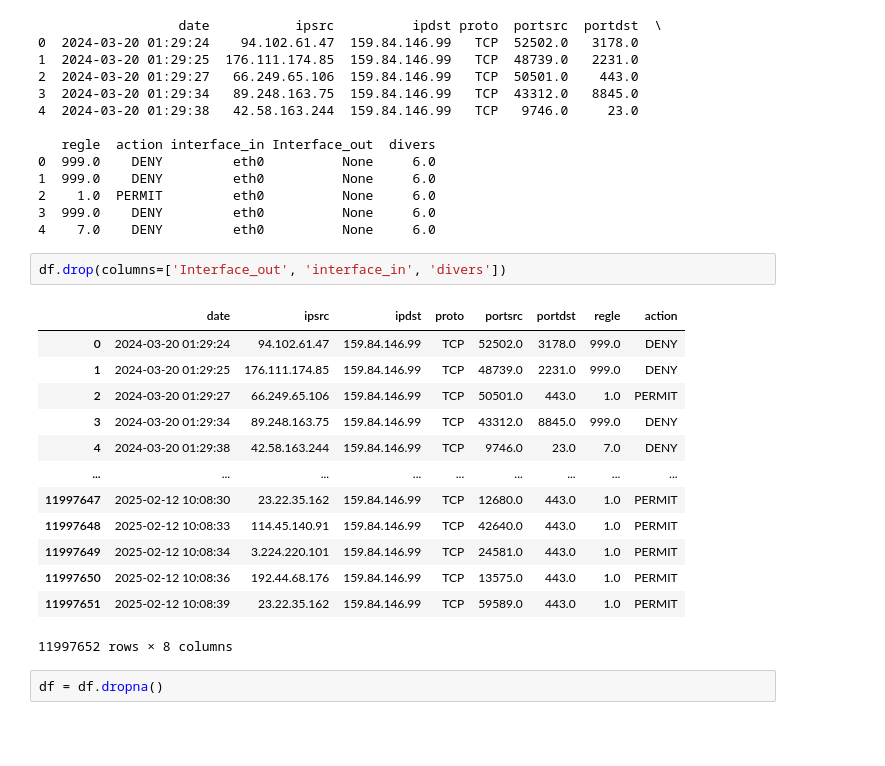
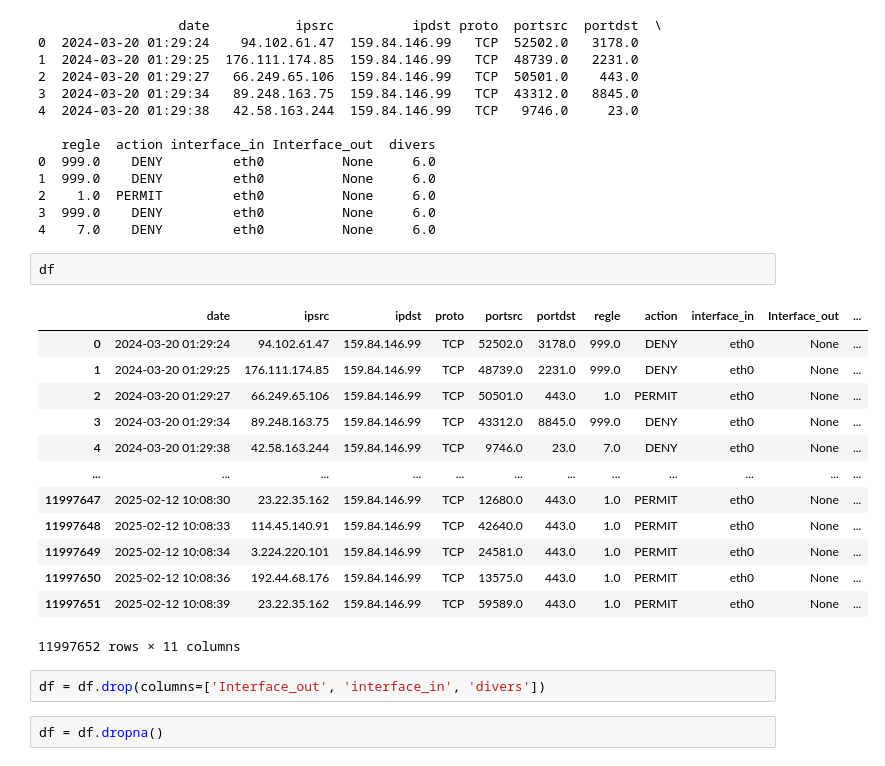
Before and after one commit to hugocollin/challenge_sise_opsie, a Jupyter notebook: src/ml/ml.ipynb, the cells around one changed output. Drawn from its saved outputs; the diff is of its cells as text; blank space fills up the shorter version.

```diff
--- a/src/ml/ml.ipynb
+++ b/src/ml/ml.ipynb
@@ -30,22 +30,24 @@ print(df.head())
 2    1.0  PERMIT         eth0          None     6.0
 3  999.0    DENY         eth0          None     6.0
 4    7.0    DENY         eth0          None     6.0
+# %%
+df
+# %% [output]
+|  | date | ipsrc | ipdst | proto | portsrc | portdst | regle | action | interface_in | Interface_out | ... |
+| 0 | 2024-03-20 01:29:24 | 94.102.61.47 | 159.84.146.99 | TCP | 52502.0 | 3178.0 | 999.0 | DENY | eth0 | None | ... |
+| 1 | 2024-03-20 01:29:25 | 176.111.174.85 | 159.84.146.99 | TCP | 48739.0 | 2231.0 | 999.0 | DENY | eth0 | None | ... |
+| 2 | 2024-03-20 01:29:27 | 66.249.65.106 | 159.84.146.99 | TCP | 50501.0 | 443.0 | 1.0 | PERMIT | eth0 | None | ... |
+| 3 | 2024-03-20 01:29:34 | 89.248.163.75 | 159.84.146.99 | TCP | 43312.0 | 8845.0 | 999.0 | DENY | eth0 | None | ... |
+| 4 | 2024-03-20 01:29:38 | 42.58.163.244 | 159.84.146.99 | TCP | 9746.0 | 23.0 | 7.0 | DENY | eth0 | None | ... |
+| ... | ... | ... | ... | ... | ... | ... | ... | ... | ... | ... | ... |
+| 11997647 | 2025-02-12 10:08:30 | 23.22.35.162 | 159.84.146.99 | TCP | 12680.0 | 443.0 | 1.0 | PERMIT | eth0 | None | ... |
+| 11997648 | 2025-02-12 10:08:33 | 114.45.140.91 | 159.84.146.99 | TCP | 42640.0 | 443.0 | 1.0 | PERMIT | eth0 | None | ... |
+| 11997649 | 2025-02-12 10:08:34 | 3.224.220.101 | 159.84.146.99 | TCP | 24581.0 | 443.0 | 1.0 | PERMIT | eth0 | None | ... |
+| 11997650 | 2025-02-12 10:08:36 | 192.44.68.176 | 159.84.146.99 | TCP | 13575.0 | 443.0 | 1.0 | PERMIT | eth0 | None | ... |
+| 11997651 | 2025-02-12 10:08:39 | 23.22.35.162 | 159.84.146.99 | TCP | 59589.0 | 443.0 | 1.0 | PERMIT | eth0 | None | ... |
+11997652 rows × 11 columns
 # %%
-df.drop(columns=['Interface_out', 'interface_in', 'divers'])
+df = df.drop(columns=['Interface_out', 'interface_in', 'divers'])
-# %% [output]
-|  | date | ipsrc | ipdst | proto | portsrc | portdst | regle | action |
-| 0 | 2024-03-20 01:29:24 | 94.102.61.47 | 159.84.146.99 | TCP | 52502.0 | 3178.0 | 999.0 | DENY |
-| 1 | 2024-03-20 01:29:25 | 176.111.174.85 | 159.84.146.99 | TCP | 48739.0 | 2231.0 | 999.0 | DENY |
-| 2 | 2024-03-20 01:29:27 | 66.249.65.106 | 159.84.146.99 | TCP | 50501.0 | 443.0 | 1.0 | PERMIT |
-| 3 | 2024-03-20 01:29:34 | 89.248.163.75 | 159.84.146.99 | TCP | 43312.0 | 8845.0 | 999.0 | DENY |
-| 4 | 2024-03-20 01:29:38 | 42.58.163.244 | 159.84.146.99 | TCP | 9746.0 | 23.0 | 7.0 | DENY |
-| ... | ... | ... | ... | ... | ... | ... | ... | ... |
-| 11997647 | 2025-02-12 10:08:30 | 23.22.35.162 | 159.84.146.99 | TCP | 12680.0 | 443.0 | 1.0 | PERMIT |
-| 11997648 | 2025-02-12 10:08:33 | 114.45.140.91 | 159.84.146.99 | TCP | 42640.0 | 443.0 | 1.0 | PERMIT |
-| 11997649 | 2025-02-12 10:08:34 | 3.224.220.101 | 159.84.146.99 | TCP | 24581.0 | 443.0 | 1.0 | PERMIT |
-| 11997650 | 2025-02-12 10:08:36 | 192.44.68.176 | 159.84.146.99 | TCP | 13575.0 | 443.0 | 1.0 | PERMIT |
-| 11997651 | 2025-02-12 10:08:39 | 23.22.35.162 | 159.84.146.99 | TCP | 59589.0 | 443.0 | 1.0 | PERMIT |
-11997652 rows × 8 columns
 # %%
 df = df.dropna()
 # %%
```
Also changed, not shown: parts of 14 cells of this notebook.
